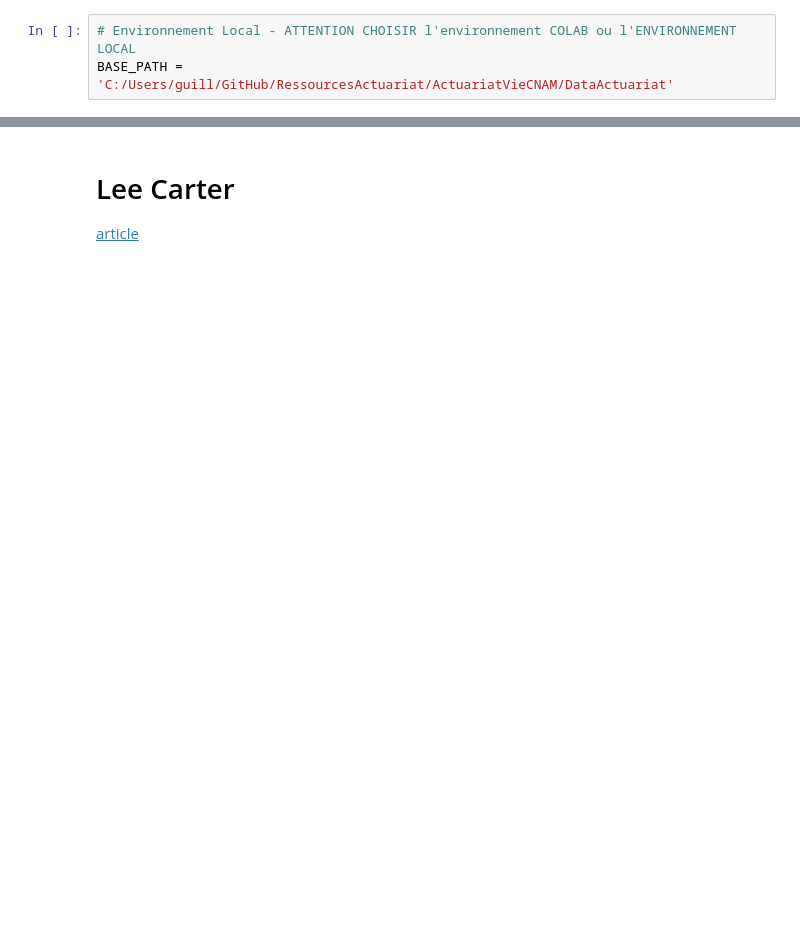
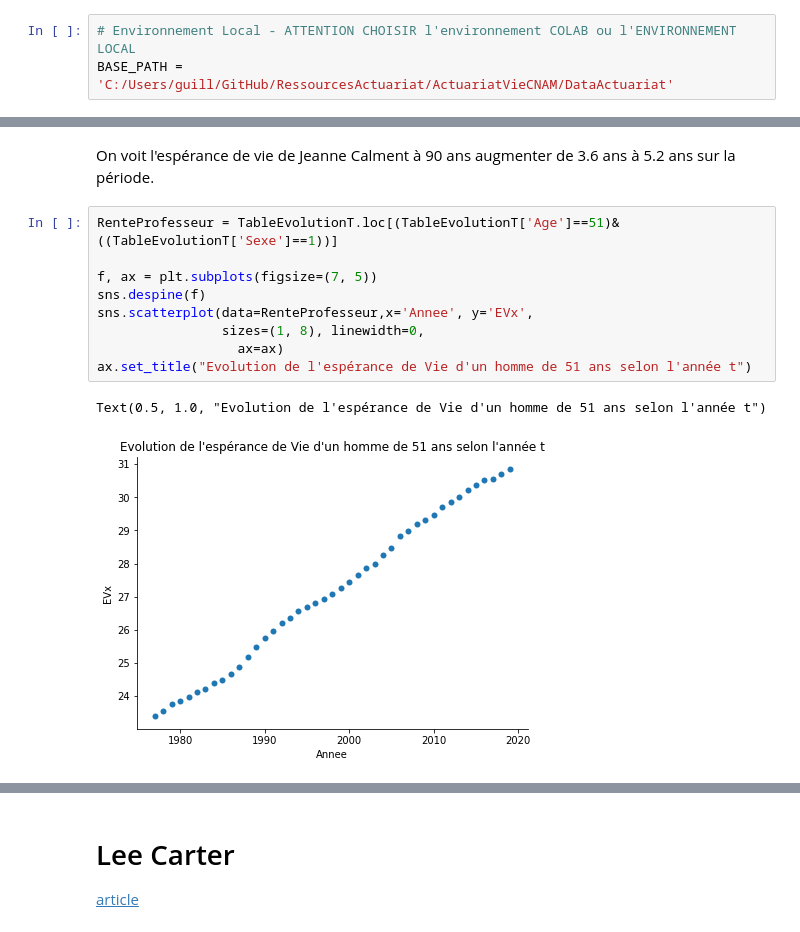
Before and after one commit to RessourcesActuariat/ActuariatVieCNAM, a Jupyter notebook: Table de Mortalité - Partie 3.ipynb, the cells around one changed output, grey strips where cells are left out. Cells and saved outputs as stored; diff of their text form; blank space fills up the shorter version.

```diff
--- a/Table de Mortalité - Partie 3.ipynb
+++ b/Table de Mortalité - Partie 3.ipynb
@@ -134,0 +134,14 @@ EXPOMORTData
+# %% [markdown]
+On voit l'espérance de vie de Jeanne Calment à 90 ans augmenter de 3.6 ans à 5.2 ans sur la période.
+# %%
+RenteProfesseur = TableEvolutionT.loc[(TableEvolutionT['Age']==51)&((TableEvolutionT['Sexe']==1))]
+
+f, ax = plt.subplots(figsize=(7, 5))
+sns.despine(f)
+sns.scatterplot(data=RenteProfesseur,x='Annee', y='EVx',
+                sizes=(1, 8), linewidth=0,
+                  ax=ax)
+ax.set_title("Evolution de l'espérance de Vie d'un homme de 51 ans selon l'année t")
+# %% [output]
+Text(0.5, 1.0, "Evolution de l'espérance de Vie d'un homme de 51 ans selon l'année t")
+[figure, added]
```
Also changed, not shown: parts of 67 cells of this notebook, 7 other files.
